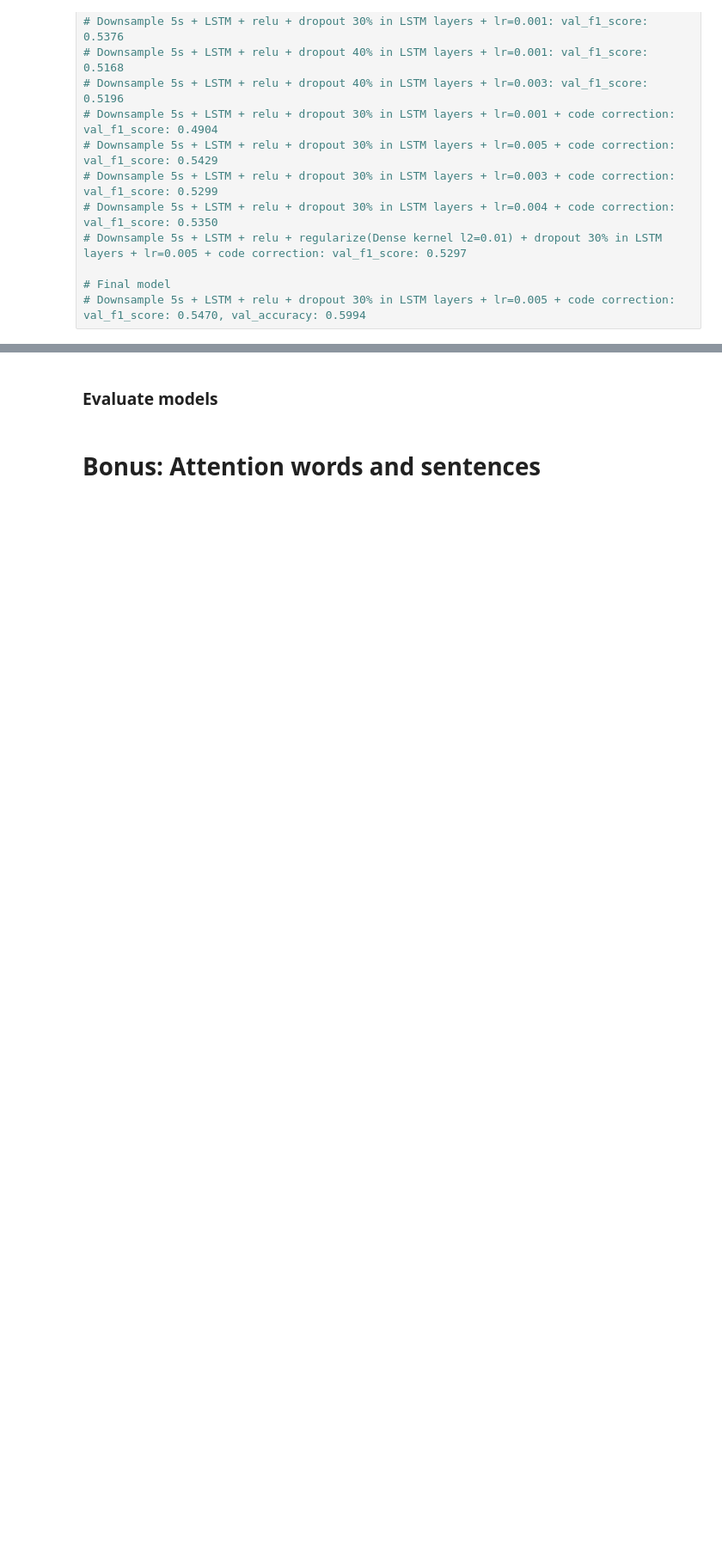
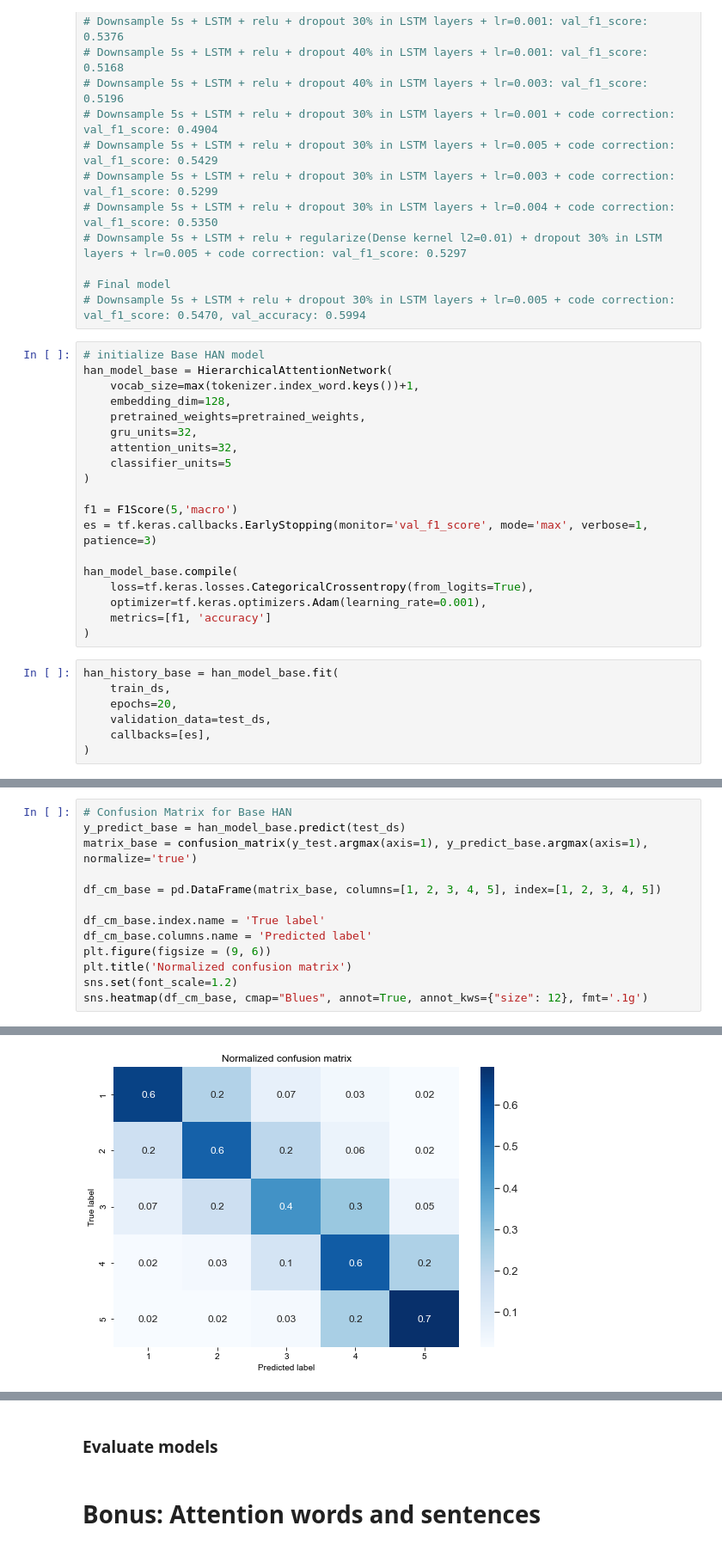
Before and after one commit to henrique-britoleao/trip_advisor_scrap, a Jupyter notebook: Deliverable_4/Deliverable_4.ipynb, the cells around one changed output, grey strips where cells are left out. Shown: that part at 86% size. Drawn from its saved outputs; the diff is of its cells as text; blank space fills up the shorter version.

```diff
--- a/Deliverable_4/Deliverable_4.ipynb
+++ b/Deliverable_4/Deliverable_4.ipynb
@@ -230,3 +289,29 @@ We summarize below the results obtained on a validation set for all hyperparamet
 
 # Final model
 # Downsample 5s + LSTM + relu + dropout 30% in LSTM layers + lr=0.005 + code correction: val_f1_score: 0.5470, val_accuracy: 0.5994
+# %%
+# initialize Base HAN model
+han_model_base = HierarchicalAttentionNetwork(
+    vocab_size=max(tokenizer.index_word.keys())+1,
+    embedding_dim=128,
+    pretrained_weights=pretrained_weights,
+    gru_units=32,
+    attention_units=32,
+    classifier_units=5
+)
+
+f1 = F1Score(5,'macro')
+es = tf.keras.callbacks.EarlyStopping(monitor='val_f1_score', mode='max', verbose=1, patience=3)
+
+han_model_base.compile(
+    loss=tf.keras.losses.CategoricalCrossentropy(from_logits=True),
+    optimizer=tf.keras.optimizers.Adam(learning_rate=0.001),
+    metrics=[f1, 'accuracy']
+)
+# %%
+han_history_base = han_model_base.fit(
+    train_ds,
+    epochs=20,
+    validation_data=test_ds,
+    callbacks=[es],
+)
@@ -262,0 +377,14 @@ Restoring a name-based tf.train.Saver checkpoint using the object-based restore
+# %%
+# Confusion Matrix for Base HAN
+y_predict_base = han_model_base.predict(test_ds)
+matrix_base = confusion_matrix(y_test.argmax(axis=1), y_predict_base.argmax(axis=1), normalize='true')
+
+df_cm_base = pd.DataFrame(matrix_base, columns=[1, 2, 3, 4, 5], index=[1, 2, 3, 4, 5])
+
+df_cm_base.index.name = 'True label'
+df_cm_base.columns.name = 'Predicted label'
+plt.figure(figsize = (9, 6))
+plt.title('Normalized confusion matrix')
+sns.set(font_scale=1.2)
+sns.heatmap(df_cm_base, cmap="Blues", annot=True, annot_kws={"size": 12}, fmt='.1g')
+# %% [output]
@@ -262,0 +392 @@ Restoring a name-based tf.train.Saver checkpoint using the object-based restore
+[figure, added]
```
Also changed, not shown: parts of 15 cells of this notebook, 1 other file.
